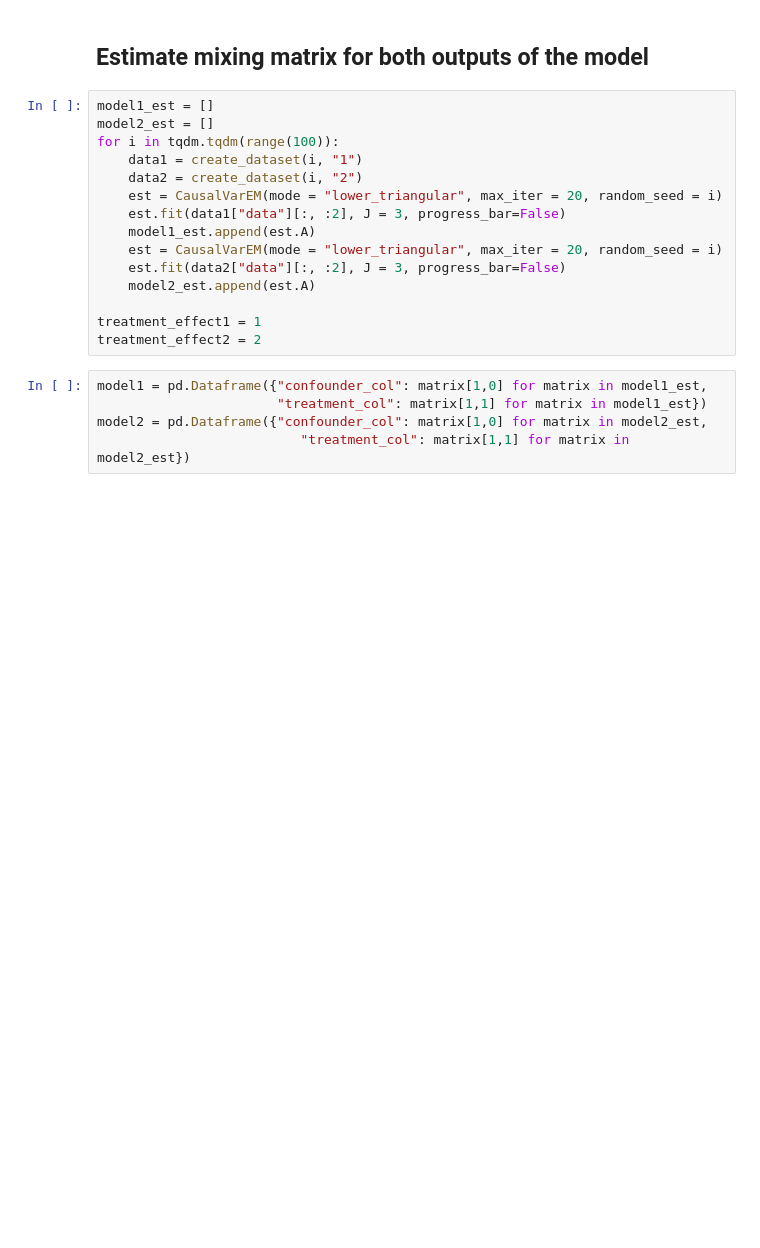
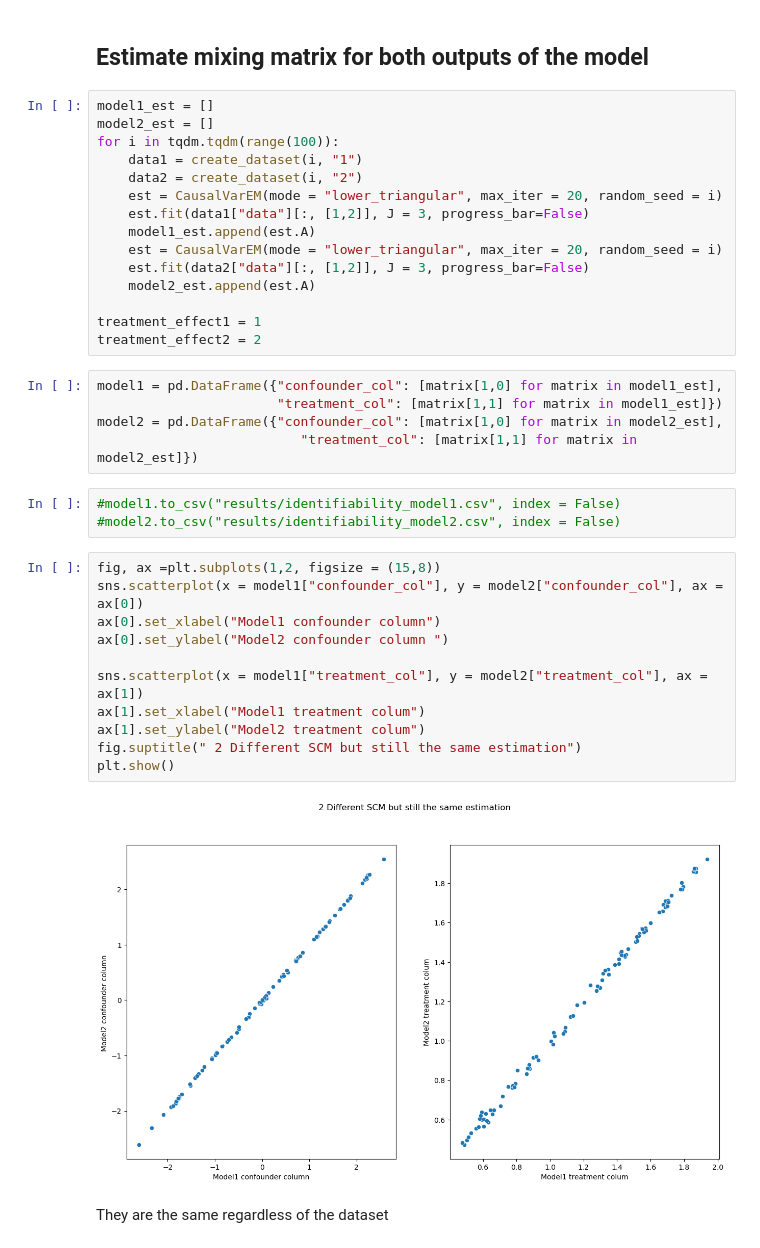
Before and after one commit to malo4300/ICA_IV, a Jupyter notebook: identifiability.ipynb, the cells around one changed output. Drawn from its saved outputs; the diff is of its cells as text; blank space fills up the shorter version.

```diff
--- a/identifiability.ipynb
+++ b/identifiability.ipynb
@@ -64,16 +64,34 @@ for i in tqdm.tqdm(range(100)):
     data1 = create_dataset(i, "1")
     data2 = create_dataset(i, "2")
     est = CausalVarEM(mode = "lower_triangular", max_iter = 20, random_seed = i)
-    est.fit(data1["data"][:, :2], J = 3, progress_bar=False)
+    est.fit(data1["data"][:, [1,2]], J = 3, progress_bar=False)
     model1_est.append(est.A)
     est = CausalVarEM(mode = "lower_triangular", max_iter = 20, random_seed = i)
-    est.fit(data2["data"][:, :2], J = 3, progress_bar=False)
+    est.fit(data2["data"][:, [1,2]], J = 3, progress_bar=False)
     model2_est.append(est.A)
 
 treatment_effect1 = 1
 treatment_effect2 = 2
 # %%
-model1 = pd.Dataframe({"confounder_col": matrix[1,0] for matrix in model1_est,
-                       "treatment_col": matrix[1,1] for matrix in model1_est})
-model2 = pd.Dataframe({"confounder_col": matrix[1,0] for matrix in model2_est,
-                          "treatment_col": matrix[1,1] for matrix in model2_est})
+model1 = pd.DataFrame({"confounder_col": [matrix[1,0] for matrix in model1_est],
+                       "treatment_col": [matrix[1,1] for matrix in model1_est]})
+model2 = pd.DataFrame({"confounder_col": [matrix[1,0] for matrix in model2_est],
+                          "treatment_col": [matrix[1,1] for matrix in model2_est]})
+# %%
+#model1.to_csv("results/identifiability_model1.csv", index = False)
+#model2.to_csv("results/identifiability_model2.csv", index = False)
+# %%
+fig, ax =plt.subplots(1,2, figsize = (15,8))
+sns.scatterplot(x = model1["confounder_col"], y = model2["confounder_col"], ax = ax[0])
+ax[0].set_xlabel("Model1 confounder column")
+ax[0].set_ylabel("Model2 confounder column ")
+
+sns.scatterplot(x = model1["treatment_col"], y = model2["treatment_col"], ax = ax[1])
+ax[1].set_xlabel("Model1 treatment colum")
+ax[1].set_ylabel("Model2 treatment colum")
+fig.suptitle(" 2 Different SCM but still the same estimation")
+plt.show()
+# %% [output]
+[figure, added]
+# %% [markdown]
+They are the same regardless of the dataset
```
Also changed, not shown: parts of 6 cells of this notebook, 2 other files.
